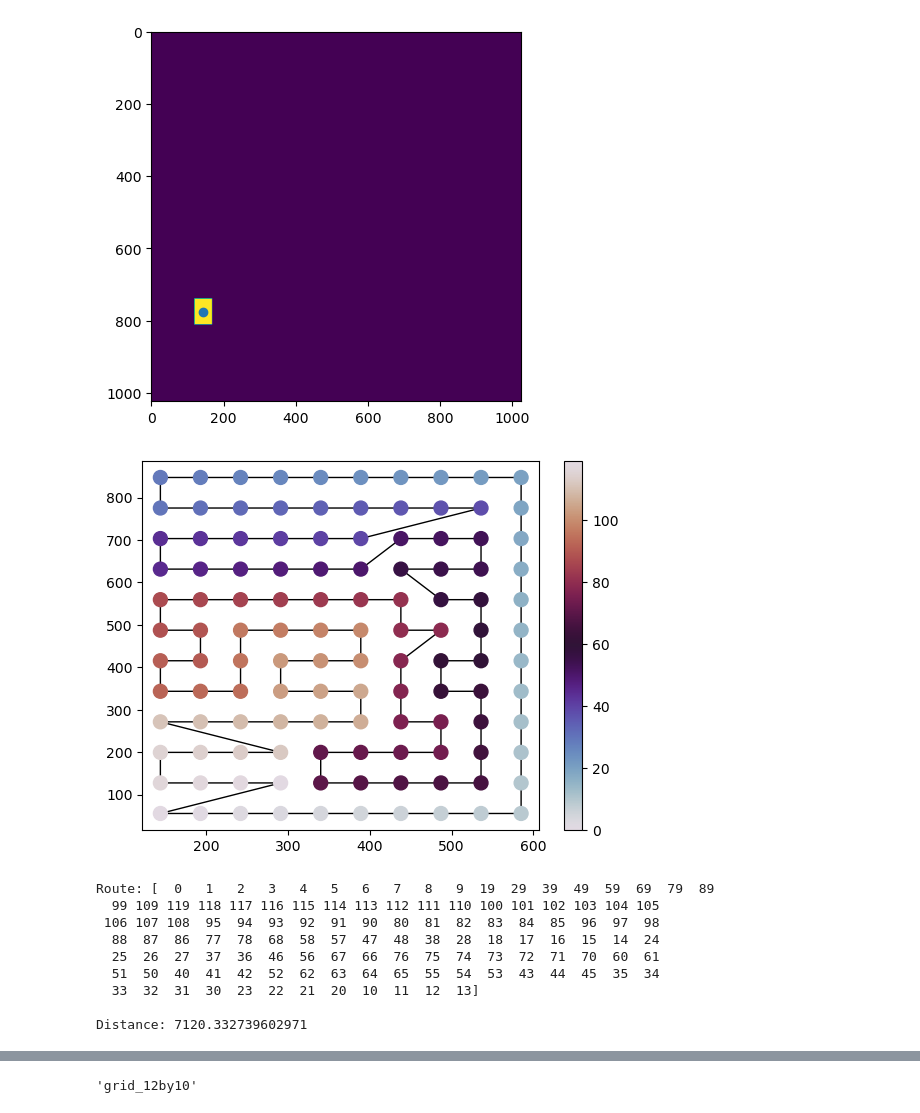
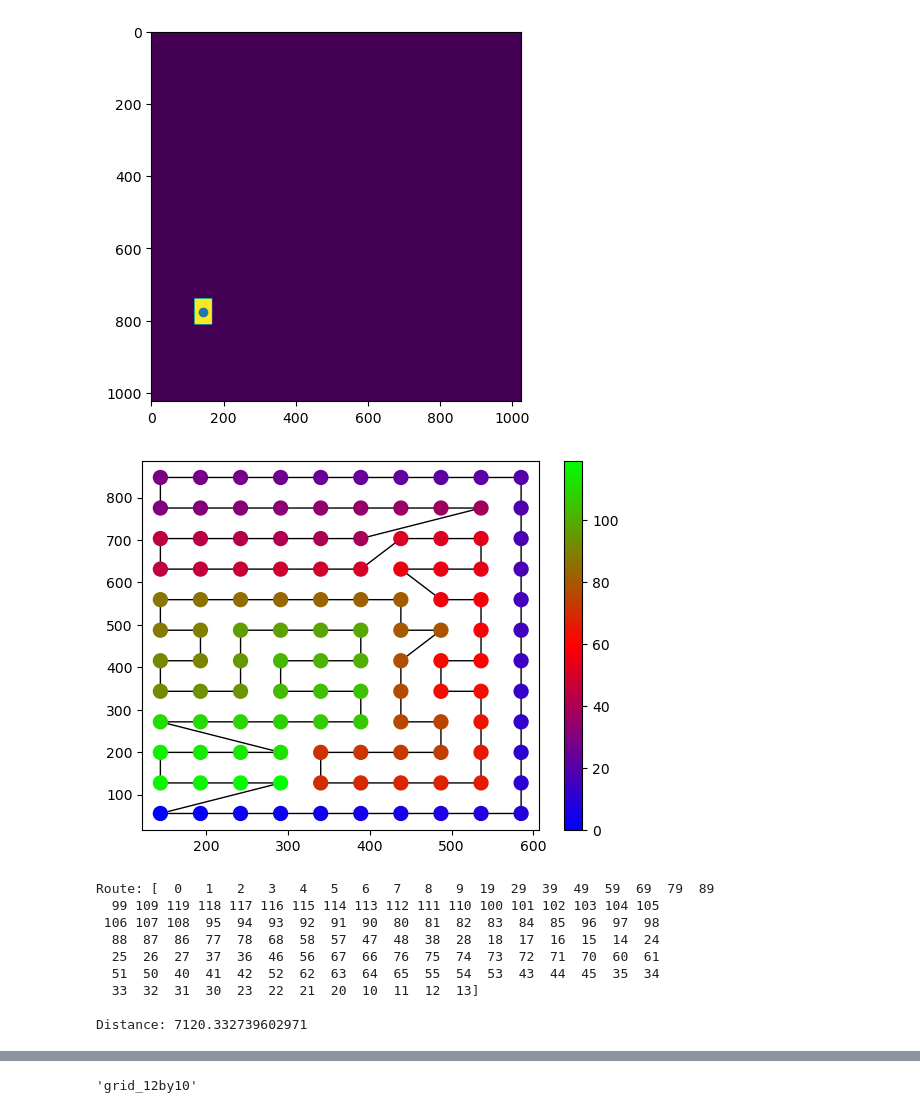
Before and after one commit to travis-open/photostim_generation, a Jupyter notebook: grid_stim_building.ipynb, the cells around one changed output, grey strips where cells are left out. Cells and saved outputs as stored; diff of their text form; code cells hidden in the pictures.

```diff
--- a/grid_stim_building.ipynb
+++ b/grid_stim_building.ipynb
@@ -22,30 +22,33 @@ plt.scatter(coms[i][0], coms[i][1])
 ## design photostim order to minimize distance (i.e. traveling salesman)
 ## will not use this, except for comparison to maximized distance order
 short_route = two_opt(coms,0.001)
-# %%
-route_ix=[]
-for i in np.arange(len(short_route)):
-    route_ix.append(list(short_route).index(i))
 # %%
-new_route_order = np.concatenate((np.array([coms[short_route[i]] for i in range(len(short_route))]),np.array([coms[0]])))
-fig, ax = plt.subplots()
-sc = ax.scatter(coms[:,0],coms[:,1], c=route_ix, cmap='twilight', zorder=5, s=100)
-# Plot the path.
-ax.plot(new_route_order[:,0],new_route_order[:,1], zorder=0, c='black', lw=1)
-fig.colorbar(sc)
-plt.show()
-# Print the route as row numbers and the total distance travelled by the path.
-print("Route: " + str(short_route) + "\n\nDistance: " + str(path_distance(short_route,coms)))
+def plot_route(route, coms):
+    route_ix=[]
+    for i in np.arange(len(route)):
+        route_ix.append(list(route).index(i))
+
+    new_route_order = np.concatenate((np.array([coms[route[i]] for i in range(len(route))]),np.array([coms[0]])))
+    fig, ax = plt.subplots()
+    sc = ax.scatter(coms[:,0],coms[:,1], c=route_ix, cmap='brg', zorder=5, s=100)
+    # Plot the path.
+    ax.plot(new_route_order[:,0],new_route_order[:,1], zorder=0, c='black', lw=1)
+    fig.colorbar(sc)
+    plt.show()
+    # Print the route as row numbers and the total distance travelled by the path.
+    print("Route: " + str(route) + "\n\nDistance: " + str(path_distance(route,coms)))
-# %% [output]
-[figure, removed]
-Route: [  0   1   2   3   4   5   6   7   8   9  19  29  39  49  59  69  79  89
-  99 109 119 118 117 116 115 114 113 112 111 110 100 101 102 103 104 105
- 106 107 108  95  94  93  92  91  90  80  81  82  83  84  85  96  97  98
-  88  87  86  77  78  68  58  57  47  48  38  28  18  17  16  15  14  24
-  25  26  27  37  36  46  56  67  66  76  75  74  73  72  71  70  60  61
-  51  50  40  41  42  52  62  63  64  65  55  54  53  43  44  45  35  34
-  33  32  31  30  23  22  21  20  10  11  12  13]
-
-Distance: 7120.332739602971
+# %%
+plot_route(short_route, coms)
+# %% [output]
+[figure, added]
+Route: [  0   1   2   3   4   5   6   7   8   9  19  29  39  49  59  69  79  89
+  99 109 119 118 117 116 115 114 113 112 111 110 100 101 102 103 104 105
+ 106 107 108  95  94  93  92  91  90  80  81  82  83  84  85  96  97  98
+  88  87  86  77  78  68  58  57  47  48  38  28  18  17  16  15  14  24
+  25  26  27  37  36  46  56  67  66  76  75  74  73  72  71  70  60  61
+  51  50  40  41  42  52  62  63  64  65  55  54  53  43  44  45  35  34
+  33  32  31  30  23  22  21  20  10  11  12  13]
+
+Distance: 7120.332739602971
 # %%
 long_route = two_opt_long(coms,0.0001)
```
Also changed, not shown: parts of 27 cells of this notebook, 1 other file.
